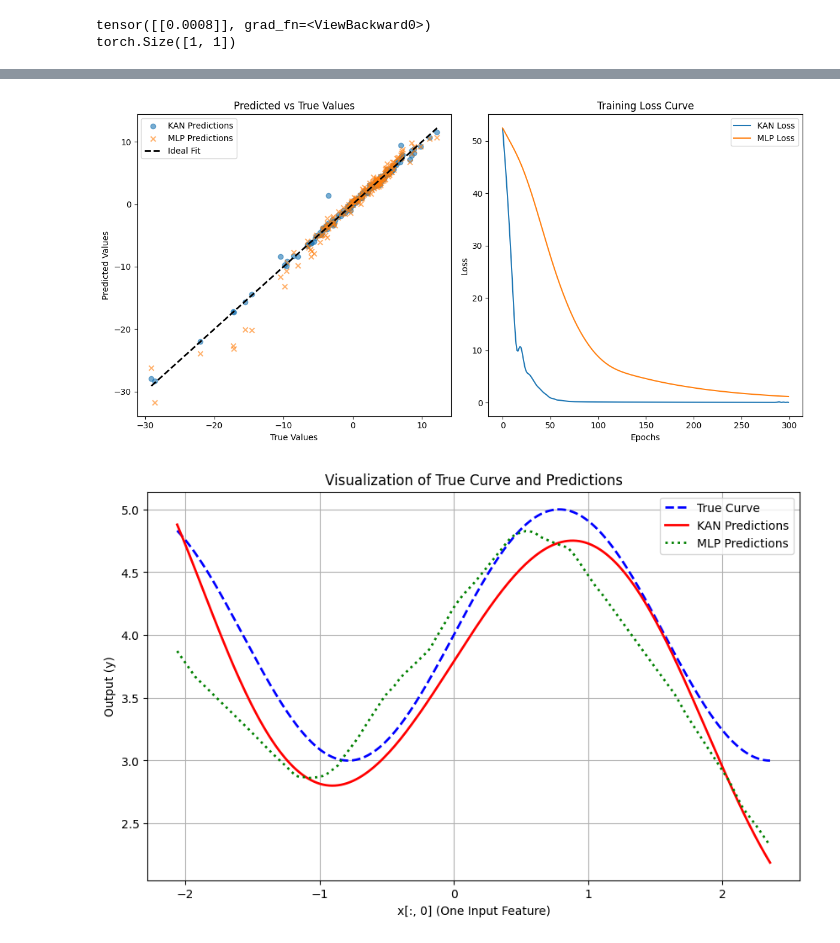
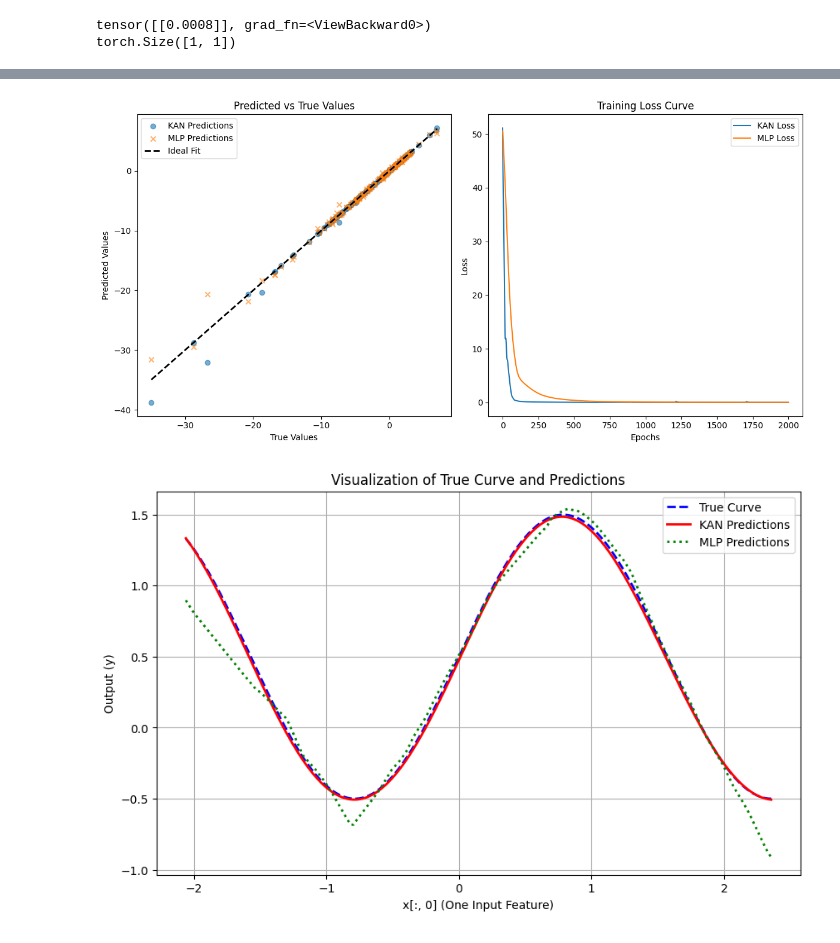
Before and after one commit to lgy112112/Efficient-KAN-in-Chinese, a Jupyter notebook: KAN.ipynb, the cells around one changed output, grey strips where cells are left out. Saved outputs shown, nothing was run; the diff lists cells and outputs as text; code cells hidden in the pictures.

```diff
--- a/KAN.ipynb
+++ b/KAN.ipynb
@@ -212,10 +212,15 @@ mlp_model = nn.Sequential(
 
 # 定义一个复杂的数学等式
 def equation(x):
+    a = x[:, 0]
+    b = x[:, 1]
+    c = x[:, 2]
     return (
-        torch.sin(x[:, 0] * 2) + 0.5 * torch.cos(x[:, 1] * 3) -
-        1.2 * x[:, 2]**2 + 3 * x[:, 0] * x[:, 1] -
-        2.5 * torch.exp(-x[:, 2]) + 6
+        torch.sin(a * 2) + 0.5 * torch.cos(b * 3) -
+        1.2 * b**2 + 3 * a * b -
+        2.5 * torch.exp(-c) + 6 +
+        b*c -
+        3.5
     )
 
 
@@ -236,7 +241,7 @@ kan_optimizer = optim.Adam(kan_model.parameters(), lr=0.001)
 mlp_optimizer = optim.Adam(mlp_model.parameters(), lr=0.001)
 
 # 训练模型
-epochs = 300
+epochs = 2000
 kan_losses = []
 mlp_losses = []
 
@@ -311,4 +328,4 @@ MLP Test Loss: 1.1829
-[figure, old version]
+[figure, new version]
 # %%
 
 # 生成连续值
@@ -336,4 +353,4 @@ plt.legend()
 plt.grid(True)
 plt.show()
 # %% [output]
-[figure, old version]
+[figure, new version]
```
Also changed, not shown: parts of 1 cell of this notebook.
